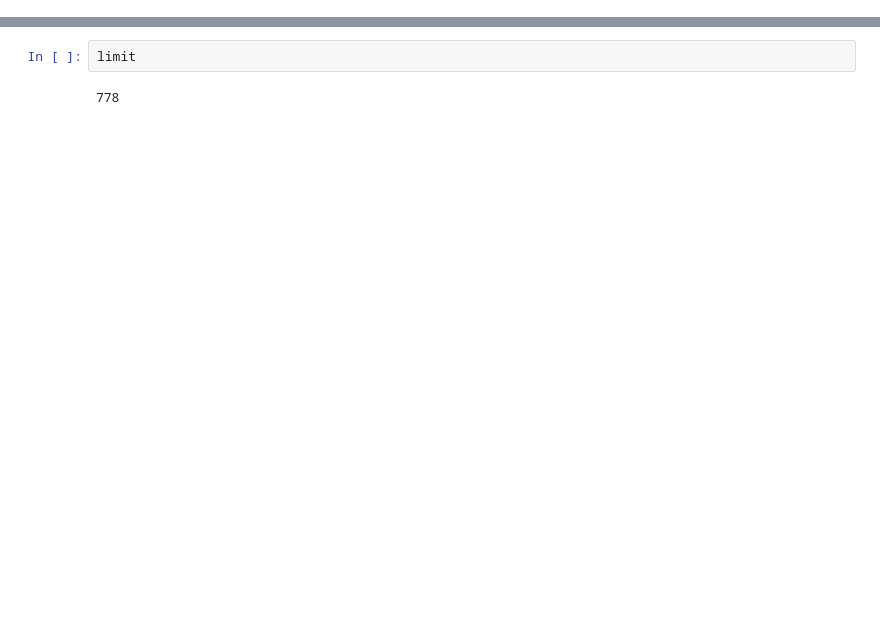
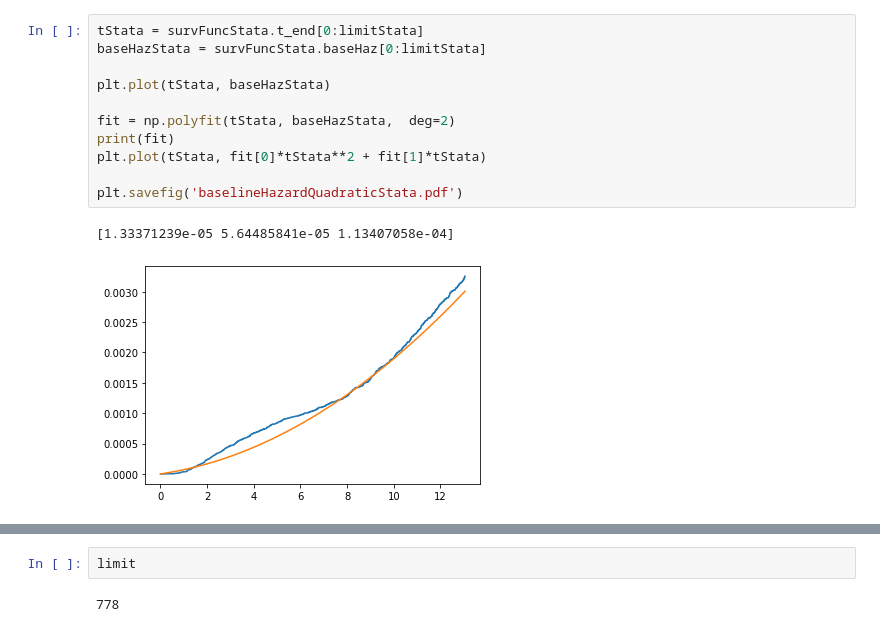
Before and after one commit to jburke5/microsimNHANES, a Jupyter notebook: lookAtSurvivalFunctionForDementiaModel.ipynb, the cells around one changed output, grey strips where cells are left out. Drawn from its saved outputs; the diff is of its cells as text; blank space fills up the shorter version.

```diff
--- a/lookAtSurvivalFunctionForDementiaModel.ipynb
+++ b/lookAtSurvivalFunctionForDementiaModel.ipynb
@@ -4,0 +36,14 @@ import matplotlib.pyplot as plt
+# %%
+tStata = survFuncStata.t_end[0:limitStata]
+baseHazStata = survFuncStata.baseHaz[0:limitStata]
+
+plt.plot(tStata, baseHazStata)
+
+fit = np.polyfit(tStata, baseHazStata,  deg=2)
+print(fit)
+plt.plot(tStata, fit[0]*tStata**2 + fit[1]*tStata)
+
+plt.savefig('baselineHazardQuadraticStata.pdf')
+# %% [output]
+[1.33371239e-05 5.64485841e-05 1.13407058e-04]
+[figure, added]
```
Also changed, not shown: parts of 22 cells of this notebook, 16 other files.
